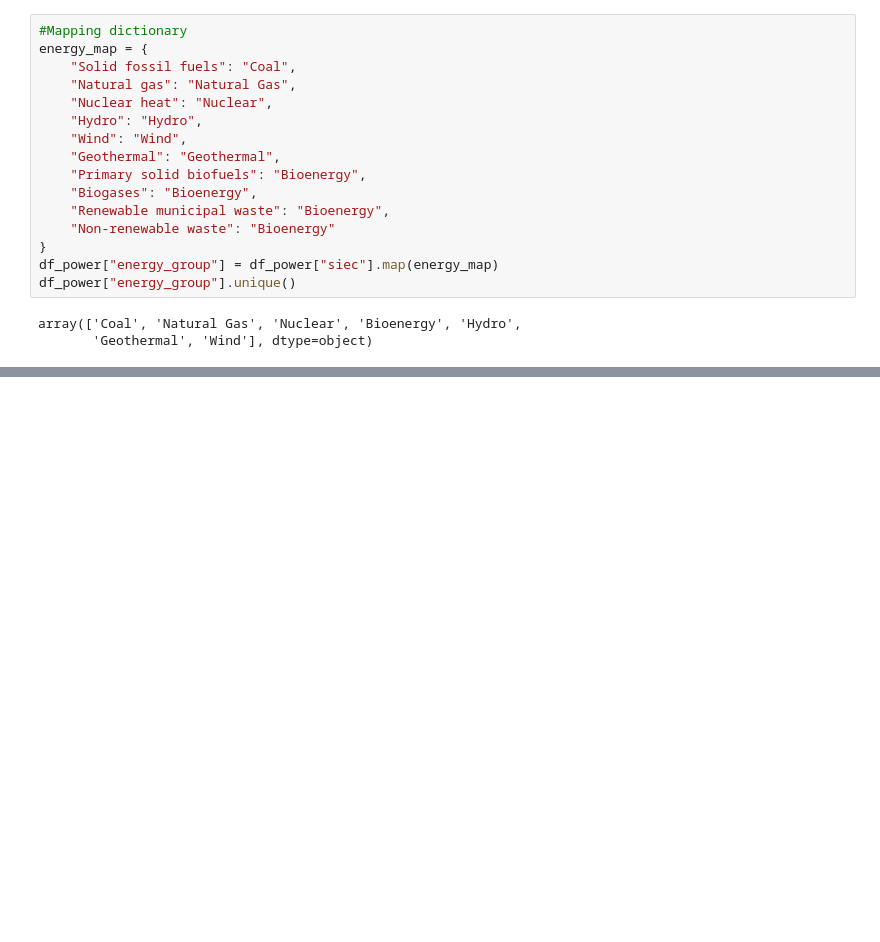
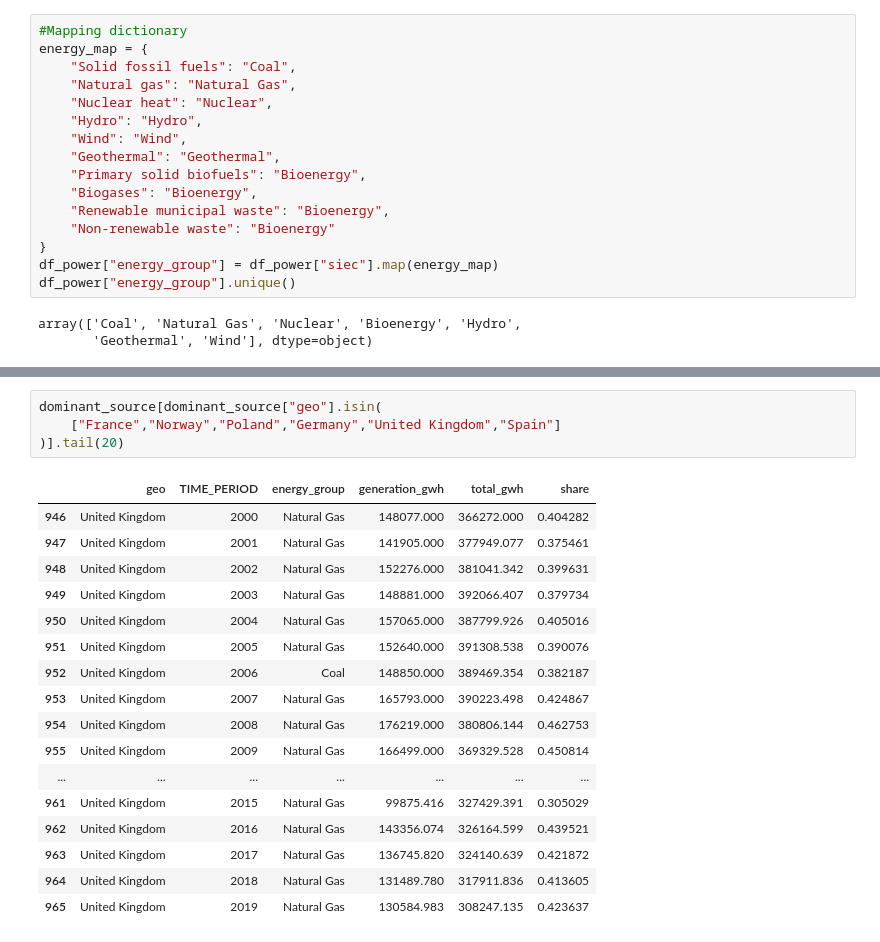
Before and after one commit to Gi-bi/energy-transition-tracker, a Jupyter notebook: notebooks/01_exploration.ipynb, the cells around one changed output, grey strips where cells are left out. Saved outputs shown, nothing was run; the diff lists cells and outputs as text; blank space fills up the shorter version.

```diff
--- a/notebooks/01_exploration.ipynb
+++ b/notebooks/01_exploration.ipynb
@@ -174,0 +243,22 @@ array(['Coal', 'Natural Gas', 'Nuclear', 'Bioenergy', 'Hydro',
+# %%
+dominant_source[dominant_source["geo"].isin(
+    ["France","Norway","Poland","Germany","United Kingdom","Spain"]
+)].tail(20)
+# %% [output]
+|  | geo | TIME_PERIOD | energy_group | generation_gwh | total_gwh | share |
+| 946 | United Kingdom | 2000 | Natural Gas | 148077.000 | 366272.000 | 0.404282 |
+| 947 | United Kingdom | 2001 | Natural Gas | 141905.000 | 377949.077 | 0.375461 |
+| 948 | United Kingdom | 2002 | Natural Gas | 152276.000 | 381041.342 | 0.399631 |
+| 949 | United Kingdom | 2003 | Natural Gas | 148881.000 | 392066.407 | 0.379734 |
+| 950 | United Kingdom | 2004 | Natural Gas | 157065.000 | 387799.926 | 0.405016 |
+| 951 | United Kingdom | 2005 | Natural Gas | 152640.000 | 391308.538 | 0.390076 |
+| 952 | United Kingdom | 2006 | Coal | 148850.000 | 389469.354 | 0.382187 |
+| 953 | United Kingdom | 2007 | Natural Gas | 165793.000 | 390223.498 | 0.424867 |
+| 954 | United Kingdom | 2008 | Natural Gas | 176219.000 | 380806.144 | 0.462753 |
+| 955 | United Kingdom | 2009 | Natural Gas | 166499.000 | 369329.528 | 0.450814 |
+| ... | ... | ... | ... | ... | ... | ... |
+| 961 | United Kingdom | 2015 | Natural Gas | 99875.416 | 327429.391 | 0.305029 |
+| 962 | United Kingdom | 2016 | Natural Gas | 143356.074 | 326164.599 | 0.439521 |
+| 963 | United Kingdom | 2017 | Natural Gas | 136745.820 | 324140.639 | 0.421872 |
+| 964 | United Kingdom | 2018 | Natural Gas | 131489.780 | 317911.836 | 0.413605 |
+| 965 | United Kingdom | 2019 | Natural Gas | 130584.983 | 308247.135 | 0.423637 |
```
Also changed, not shown: parts of 10 cells of this notebook, 3 other files.
